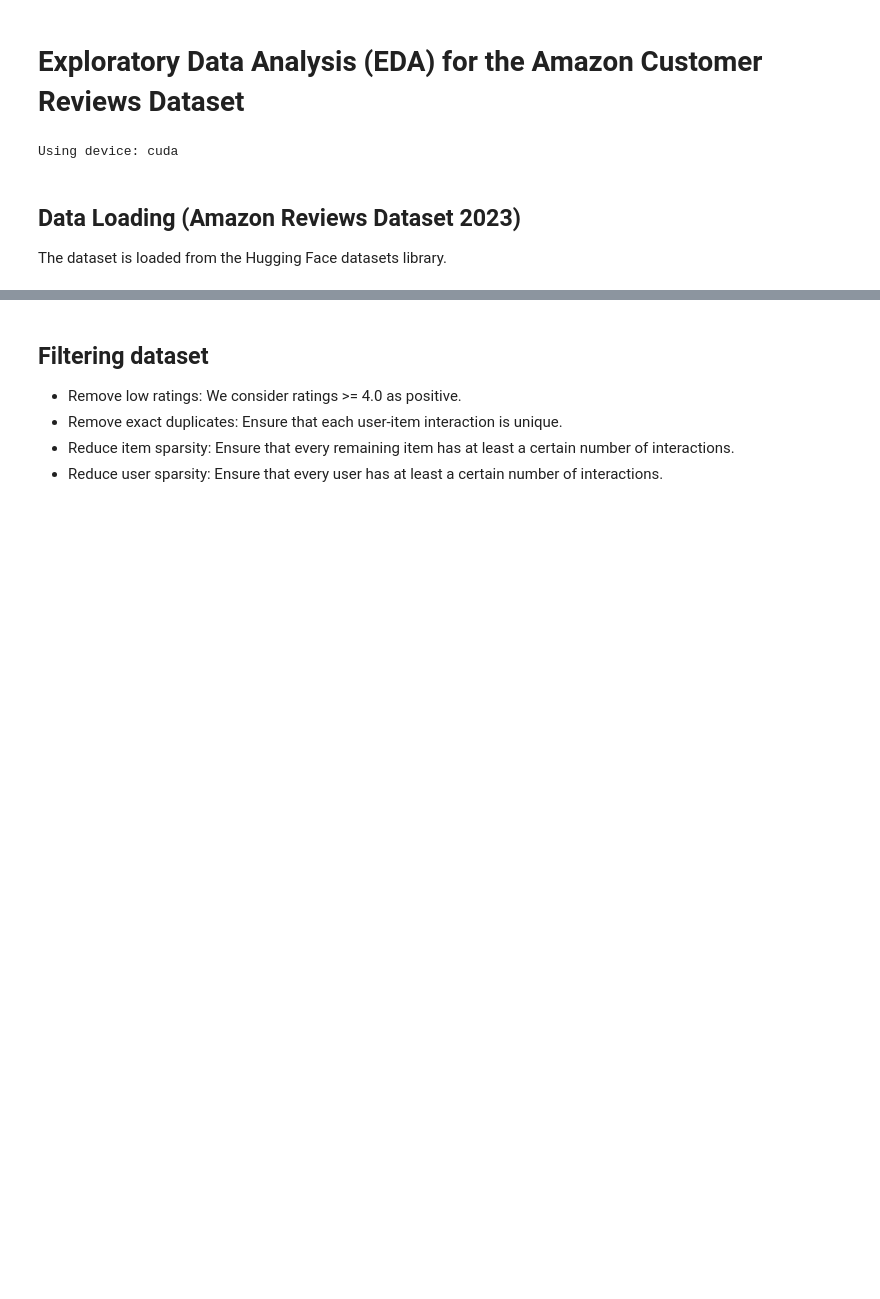
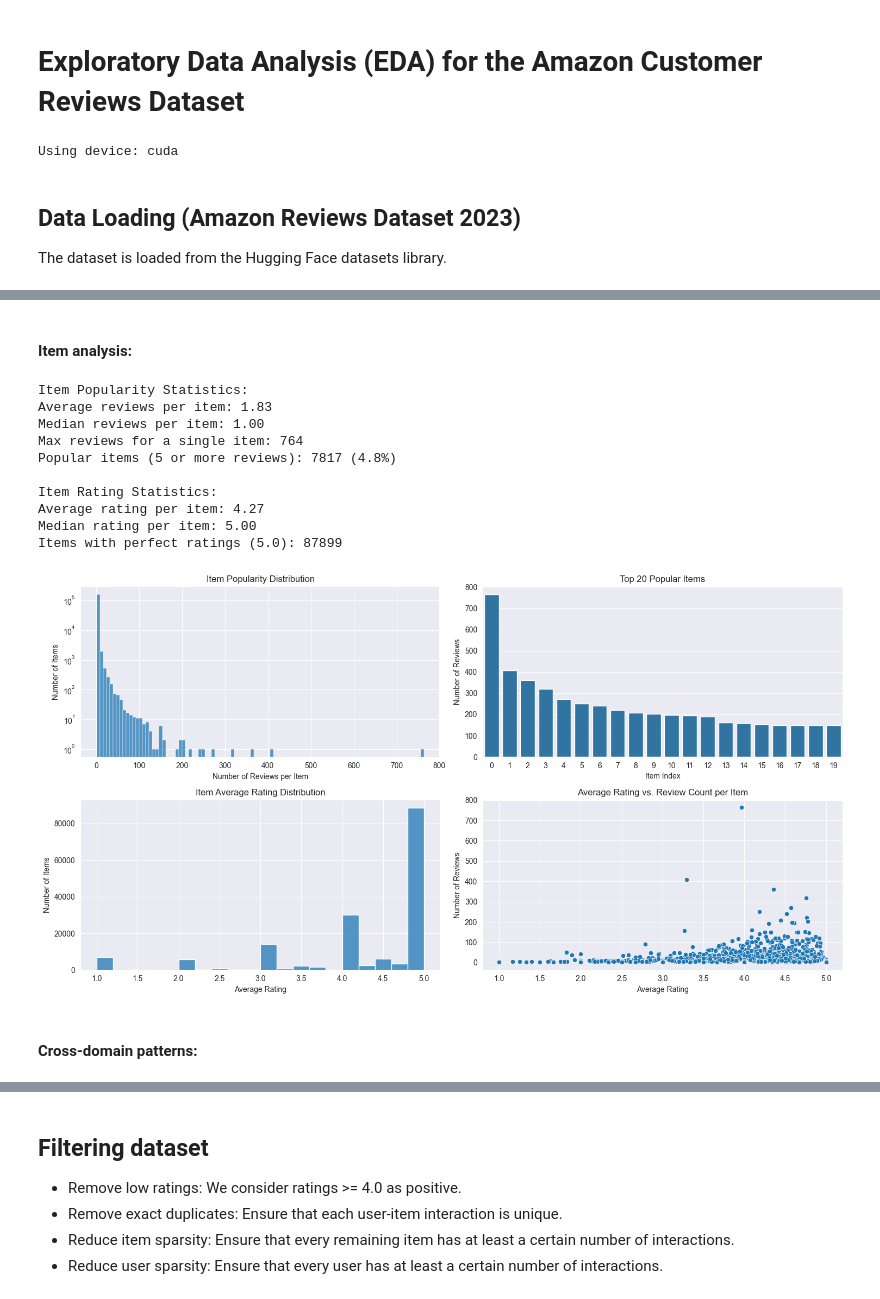
Before and after one commit to almosenja/Recommender-System, a Jupyter notebook: 01_EDA.ipynb, the cells around one changed output, grey strips where cells are left out. Saved outputs shown, nothing was run; the diff lists cells and outputs as text; code cells hidden in the pictures; blank space fills up the shorter version.

```diff
--- a/01_EDA.ipynb
+++ b/01_EDA.ipynb
@@ -58,0 +257,73 @@ KeyboardInterrupt:
+# %% [markdown]
+#### Item analysis:
+# %%
+# Item popularity analysis
+item_popularity = df["item"].value_counts()
+
+print("Item Popularity Statistics:")
+print(f"Average reviews per item: {item_popularity.mean():.2f}")
+print(f"Median reviews per item: {item_popularity.median():.2f}")
+print(f"Max reviews for a single item: {item_popularity.max()}")
+
+# Popular items
+popular_items = item_popularity[item_popularity >= 5]
+print("Popular items (5 or more reviews):", len(popular_items), f"({len(popular_items)/len(item_popularity)*100:.1f}%)")
+
+# Item rating analysis
+item_avg_ratings = df.groupby("item")["rating"].agg(["mean", "count", "std"]).reset_index()
+item_avg_ratings.columns = ["item", "avg_rating", "review_count", "rating_std"]
+
+print("\nItem Rating Statistics:")
+print(f"Average rating per item: {item_avg_ratings['avg_rating'].mean():.2f}")
+print(f"Median rating per item: {item_avg_ratings['avg_rating'].median():.2f}")
+print(f"Items with perfect ratings (5.0): {item_avg_ratings[item_avg_ratings['avg_rating'] == 5.0].shape[0]}")
+
+# Visualize item analysis
+plt.figure(figsize=(15, 8))
+
+# Item popularity distribution
+plt.subplot(2, 2, 1)
+sns.histplot(item_popularity.values, bins=100)
+plt.title("Item Popularity Distribution")
+plt.xlabel("Number of Reviews per Item")
+plt.ylabel("Number of Items")
+plt.yscale("log")
+
+# Top popular items
+plt.subplot(2, 2, 2)
+top_items = item_popularity.head(20)
+sns.barplot(x=range(len(top_items)), y=top_items.values)
+plt.title("Top 20 Popular Items")
+plt.xlabel("Item Index")
+plt.ylabel("Number of Reviews")
+
+# Item average rating distribution
+plt.subplot(2, 2, 3)
+sns.histplot(item_avg_ratings["avg_rating"], bins=20)
+plt.title("Item Average Rating Distribution")
+plt.xlabel("Average Rating")
+plt.ylabel("Number of Items")
+
+# Rating vs popularity correlation
+plt.subplot(2, 2, 4)
+sns.scatterplot(x=item_avg_ratings["avg_rating"], y=item_avg_ratings["review_count"])
+plt.title("Average Rating vs. Review Count per Item")
+plt.xlabel("Average Rating")
+plt.ylabel("Number of Reviews")
+
+plt.tight_layout()
+plt.show()
+# %% [output]
+Item Popularity Statistics:
+Average reviews per item: 1.83
+Median reviews per item: 1.00
+Max reviews for a single item: 764
+Popular items (5 or more reviews): 7817 (4.8%)
+
+Item Rating Statistics:
+Average rating per item: 4.27
+Median rating per item: 5.00
+Items with perfect ratings (5.0): 87899
+[figure, added]
+# %% [markdown]
+#### Cross-domain patterns:
```
Also changed, not shown: parts of 21 cells of this notebook, 1 other file.
